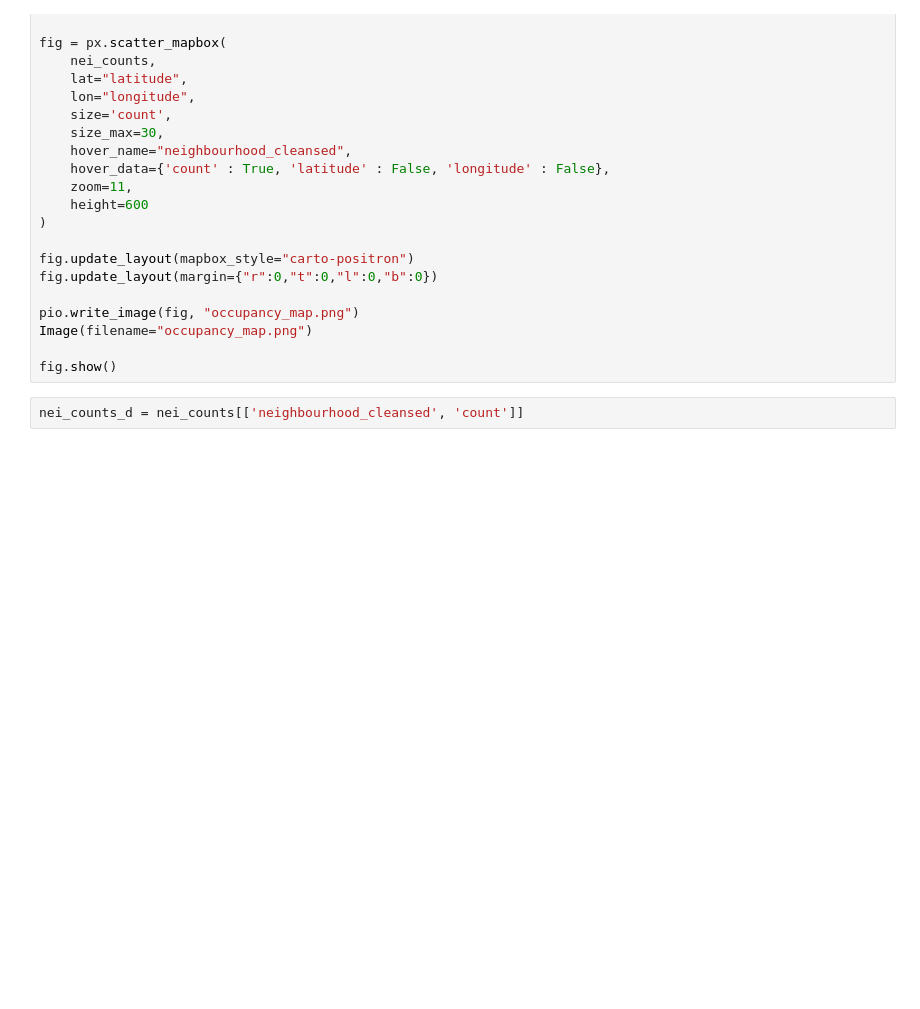
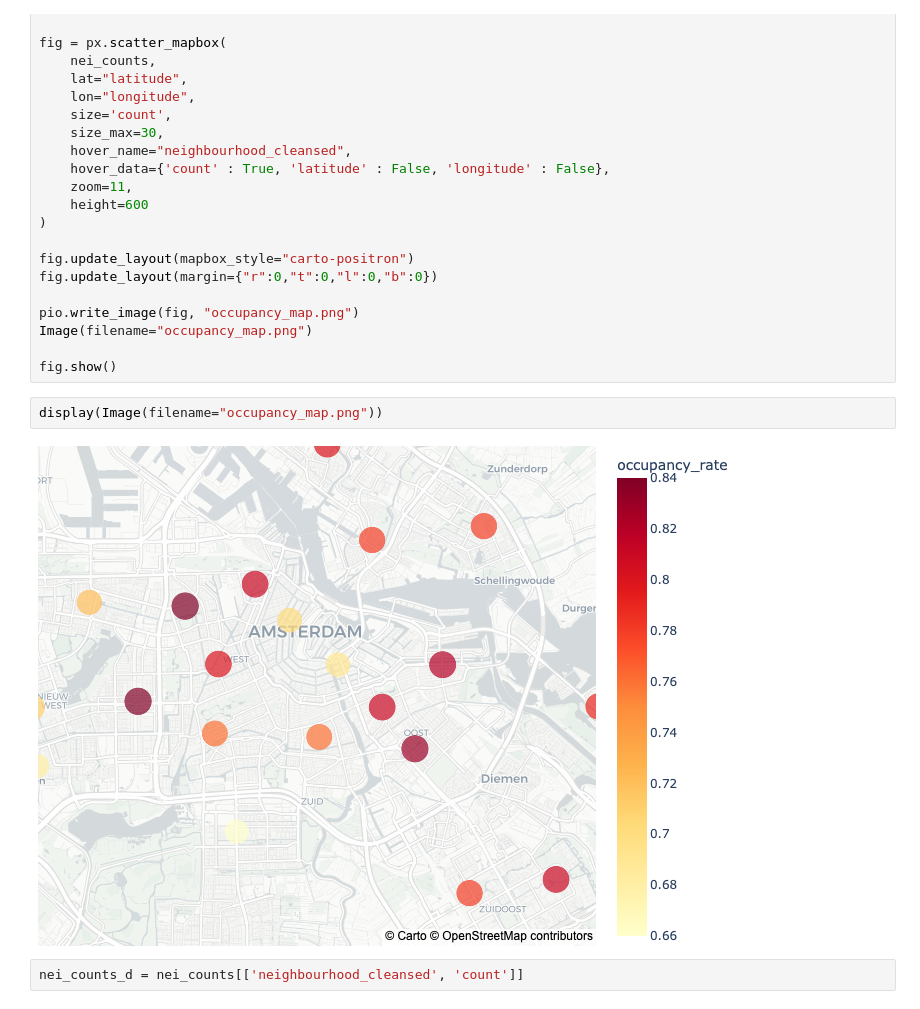
Before and after one commit to SabinaVolkova/amsterdam_airbnb, a Jupyter notebook: analysis.ipynb, the cells around one changed output. Drawn from its saved outputs; the diff is of its cells as text; blank space fills up the shorter version.

Commit message:
add_plots

```diff
--- a/analysis.ipynb
+++ b/analysis.ipynb
@@ -202,6 +202,10 @@ pio.write_image(fig, "occupancy_map.png")
 Image(filename="occupancy_map.png")
 
 fig.show()
+# %%
+display(Image(filename="occupancy_map.png"))
+# %% [output]
+[figure, added]
 # %%
 nei_counts_d = nei_counts[['neighbourhood_cleansed', 'count']]
 # %%
```
Also changed, not shown: parts of 9 cells of this notebook.
